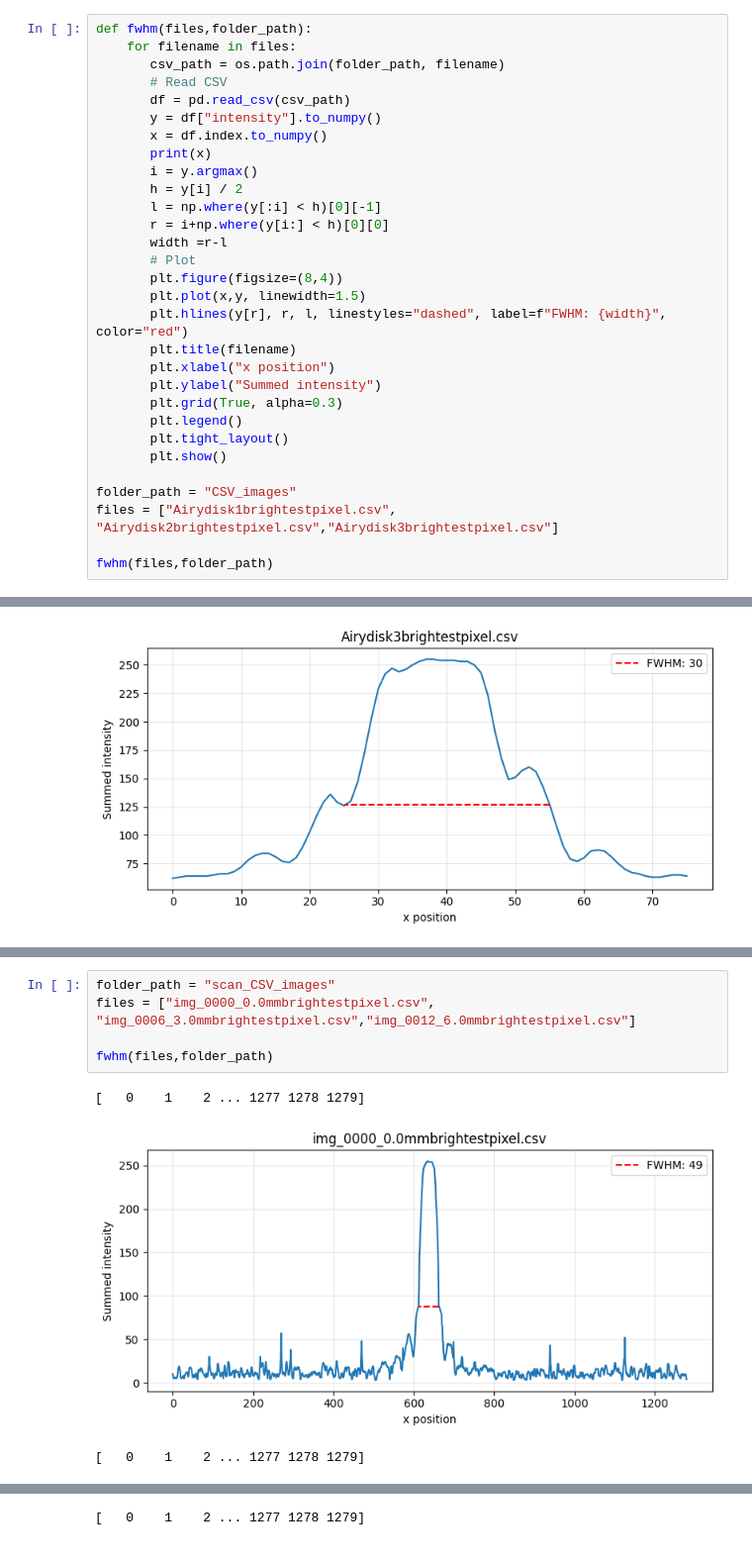
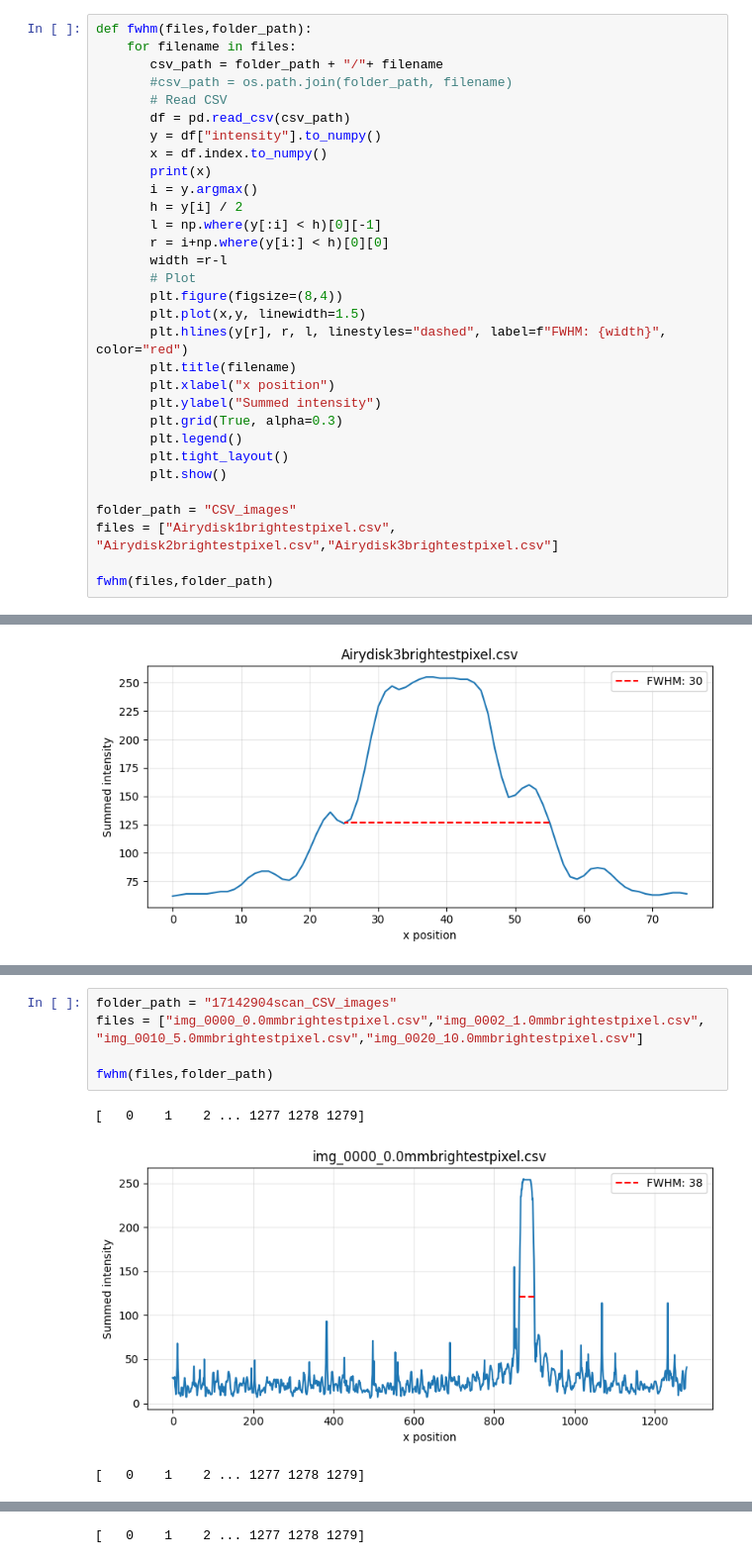
Before and after one commit to Eljameuter/PE3, a Jupyter notebook: Testing_image_processing.ipynb, the cells around one changed output, grey strips where cells are left out. Shown at 99% size. Saved outputs shown, nothing was run; the diff lists cells and outputs as text.

Commit message:
plots

```diff
--- a/Testing_image_processing.ipynb
+++ b/Testing_image_processing.ipynb
@@ -158,7 +158,8 @@ plot(files,folder_path)
 # %%
 def fwhm(files,folder_path):
     for filename in files:
-       csv_path = os.path.join(folder_path, filename)
+       csv_path = folder_path + "/"+ filename
+       #csv_path = os.path.join(folder_path, filename)
        # Read CSV
        df = pd.read_csv(csv_path)
        y = df["intensity"].to_numpy()
@@ -267,9 +268,9 @@ Saved: 17012204scan_CSV_images\img_0012_6.0mmbrightestpixel.csv   (read row y =
 # %%
-folder_path = "scan_CSV_images"
-files = ["img_0000_0.0mmbrightestpixel.csv", "img_0006_3.0mmbrightestpixel.csv","img_0012_6.0mmbrightestpixel.csv"]
+folder_path = "17142904scan_CSV_images"
+files = ["img_0000_0.0mmbrightestpixel.csv","img_0002_1.0mmbrightestpixel.csv", "img_0010_5.0mmbrightestpixel.csv","img_0020_10.0mmbrightestpixel.csv"]
 
 fwhm(files,folder_path)
 # %% [output]
 [   0    1    2 ... 1277 1278 1279]
-[figure, old version]
+[figure, new version]
 [   0    1    2 ... 1277 1278 1279]
```
Also changed, not shown: parts of 2 cells of this notebook, 21 other files.
